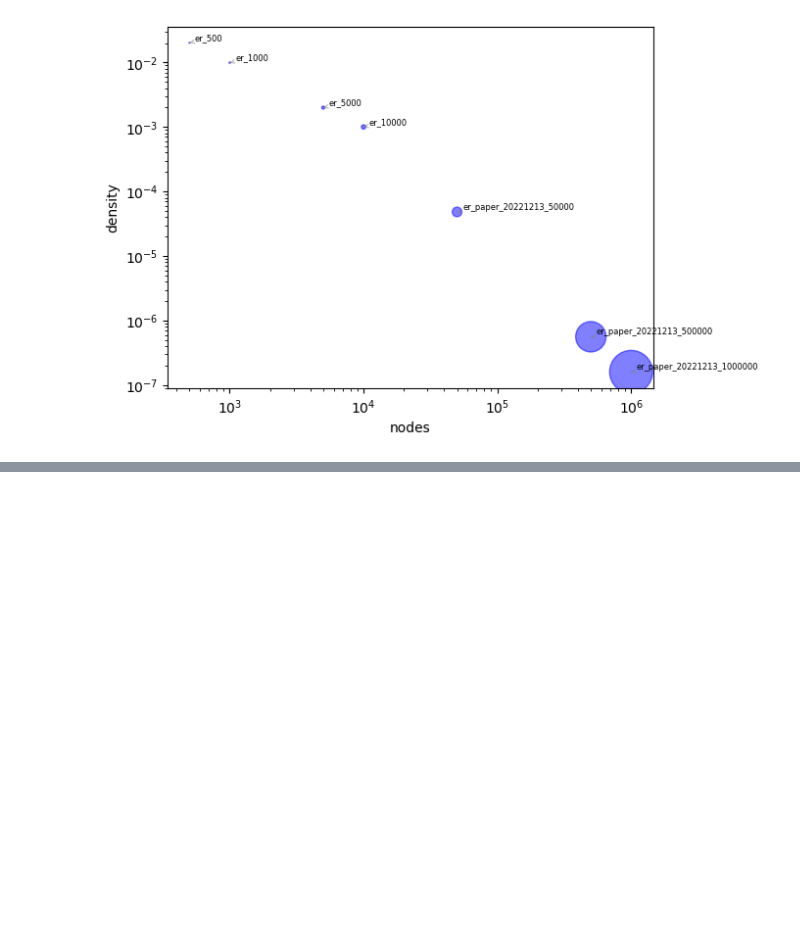
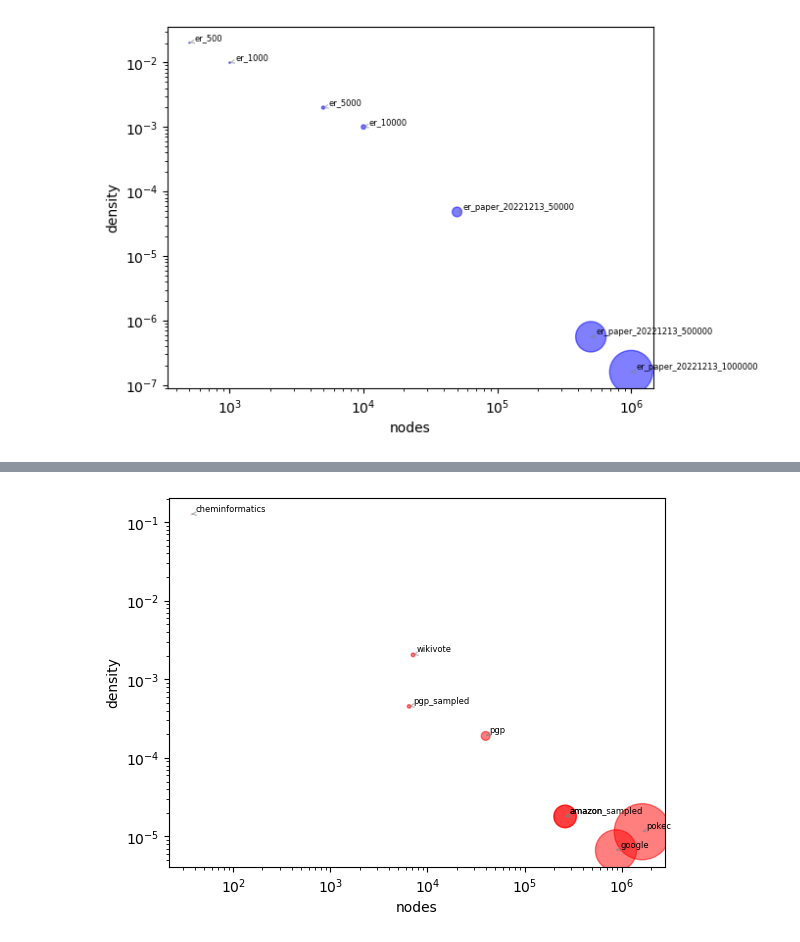
Before and after one commit to tddschn/easygraph-bench, a Jupyter notebook: explorations/graph_info_viz.ipynb, the cells around one changed output, grey strips where cells are left out. Saved outputs shown, nothing was run; the diff lists cells and outputs as text; code cells hidden in the pictures; blank space fills up the shorter version.

```diff
--- a/explorations/graph_info_viz.ipynb
+++ b/explorations/graph_info_viz.ipynb
@@ -160,0 +186,3 @@ with pd.HDFStore('graph_info.h5', mode='r') as store:
+# %%
+gi_directed = gi[gi['is_directed']]
+gi_directed
@@ -230,0 +271,4 @@ plot_graphs_as_bubbles(gi_others_whole)
+# %%
+plot_graphs_as_bubbles(gi_directed )
+# %% [output]
+[figure, added]
```
Also changed, not shown: parts of 8 cells of this notebook, 1 other file.
